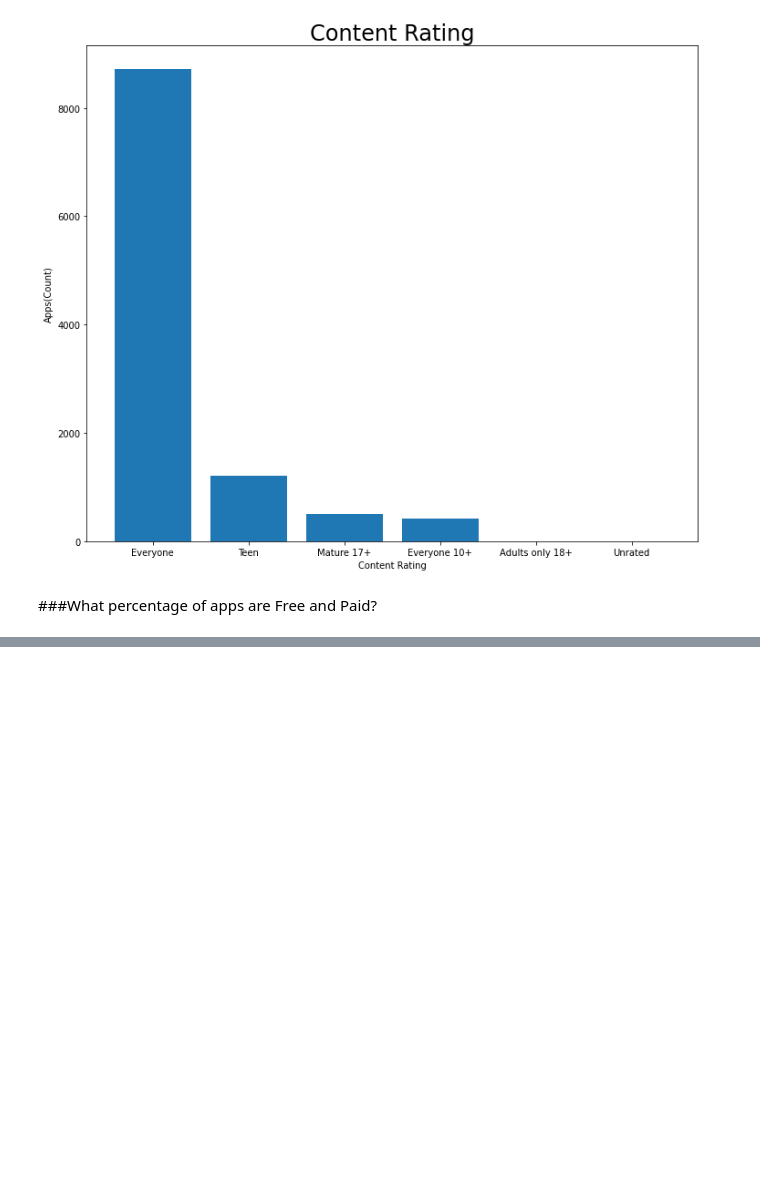
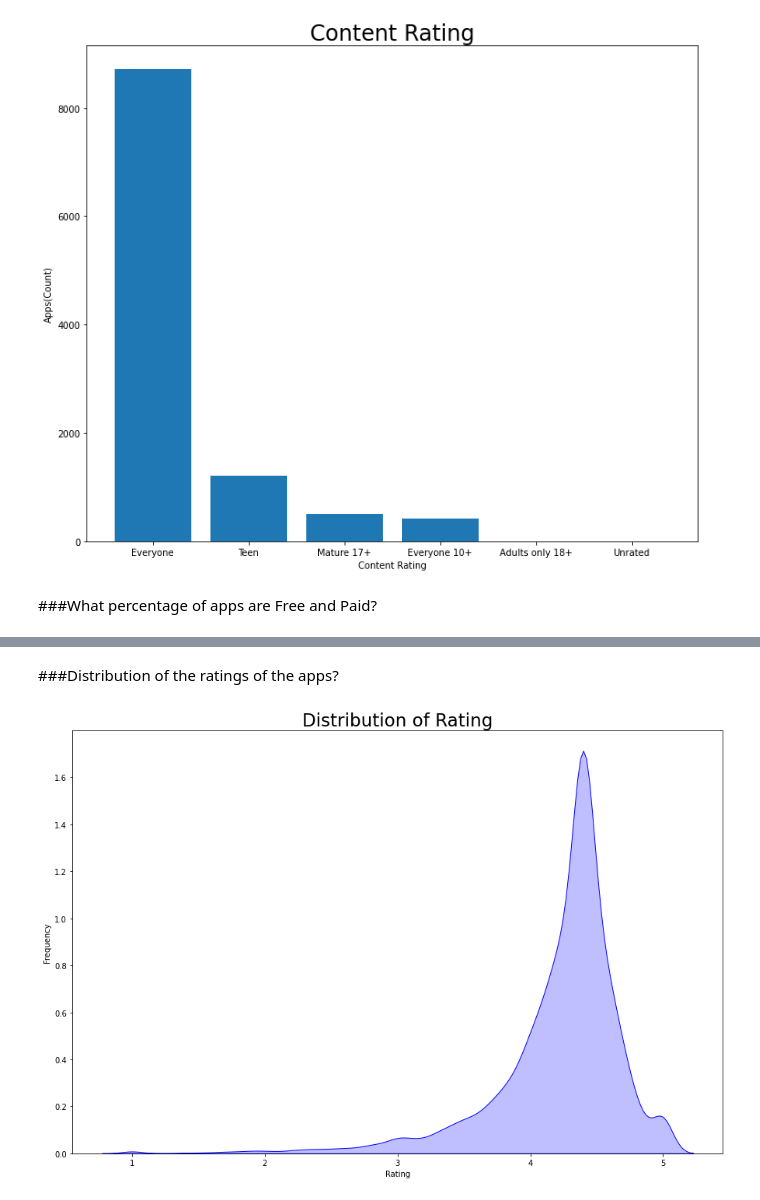
Before and after one commit to Amankr351/Play-Store-Review-Analysis, a Jupyter notebook: Aman_EDA_Project.ipynb, the cells around one changed output, grey strips where cells are left out. Drawn from its saved outputs; the diff is of its cells as text; code cells hidden in the pictures; blank space fills up the shorter version.

```diff
--- a/Aman_EDA_Project.ipynb
+++ b/Aman_EDA_Project.ipynb
@@ -155,0 +153,10 @@ Text(0.5, 1.0, 'Percent of Free Vs Paid Apps in Playstore')
+# %% [markdown]
+###Distribution of the ratings of the apps?
+# %%
+plt.figure(figsize=(15,10))
+plt.xlabel('Rating')
+plt.ylabel('Frequency')
+sns.kdeplot(data.Rating, color= 'Blue', shade=True)
+plt.title('Distribution of Rating', size = 23);
+# %% [output]
+[figure, added]
```
Also changed, not shown: parts of 15 cells of this notebook.
